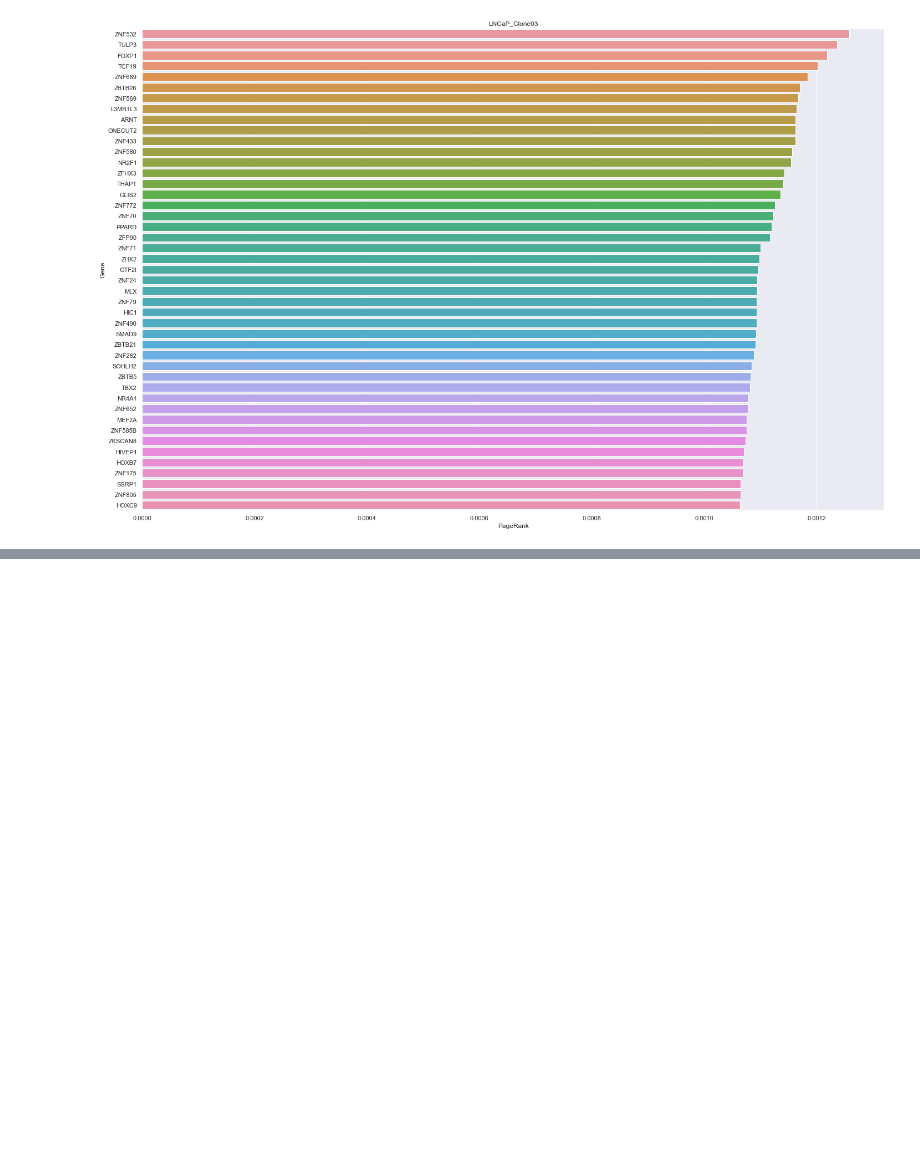
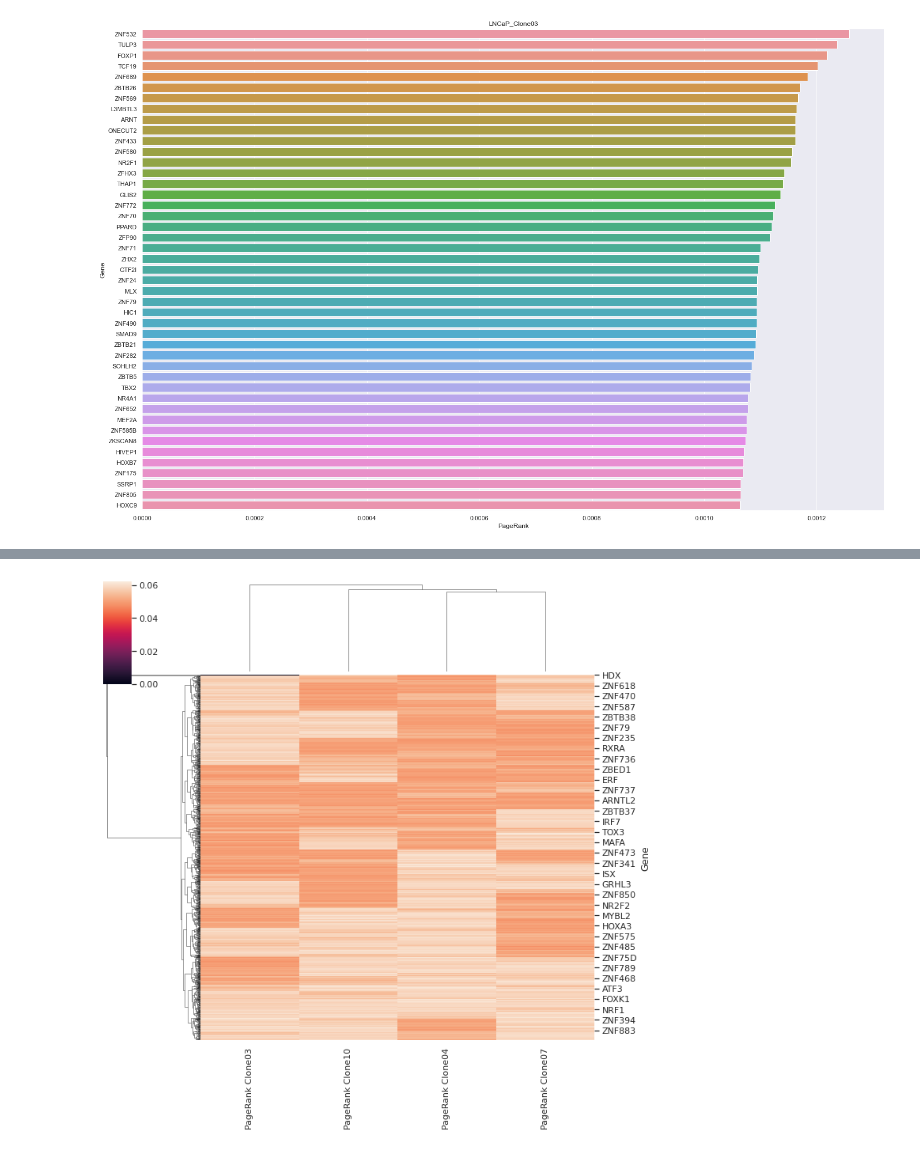
Before and after one commit to jvspruance/STAMPScreen, a Jupyter notebook: grn_centrality/grn_centrality.ipynb, the cells around one changed output, grey strips where cells are left out. Saved outputs shown, nothing was run; the diff lists cells and outputs as text; code cells hidden in the pictures; blank space fills up the shorter version.

```diff
--- a/grn_centrality/grn_centrality.ipynb
+++ b/grn_centrality/grn_centrality.ipynb
@@ -238,0 +262,26 @@ for i in range(len(prdf)):
+# %%
+# Make a heatmap of aggregate pageranks
+
+wd = '/home/users/jvs15/MachineLearningProstate/STAMPScreen/grn_centrality'
+names = ['Clone03.csv', 'Clone04.csv', 'Clone07.csv', 'Clone10.csv', 'timeseries.csv']
+prdf_tot = [pd.read_csv(f'{wd}/aggregate_tfs_LNCaP_{i}') for i in names]
+
+newdf = pd.DataFrame()
+
+for i in range(len(prdf_tot)):
+    prdf_tot[i] = prdf_tot[i].drop('Unnamed: 0', axis=1)
+    prdf_tot[i].set_index('Gene')
+    prdf_tot[i].rename(columns={'PageRank':f'PageRank {names[i][0:len(names[i])-4]}'}, inplace=True)
+    prdf_tot[i] = prdf_tot[i].set_index('Gene')
+    if newdf.empty:
+        newdf = prdf_tot[i]
+    else:
+        a = newdf
+        newdf = pd.concat([a, prdf_tot[i]], axis=1)
+
+newdf = newdf.fillna(0)
+newdf = newdf.drop(columns=['PageRank timeseries'])
+
+g = sns.clustermap(newdf)
+# %% [output]
+[figure, added]
```
Also changed, not shown: parts of 1 cell of this notebook, 15 other files.
